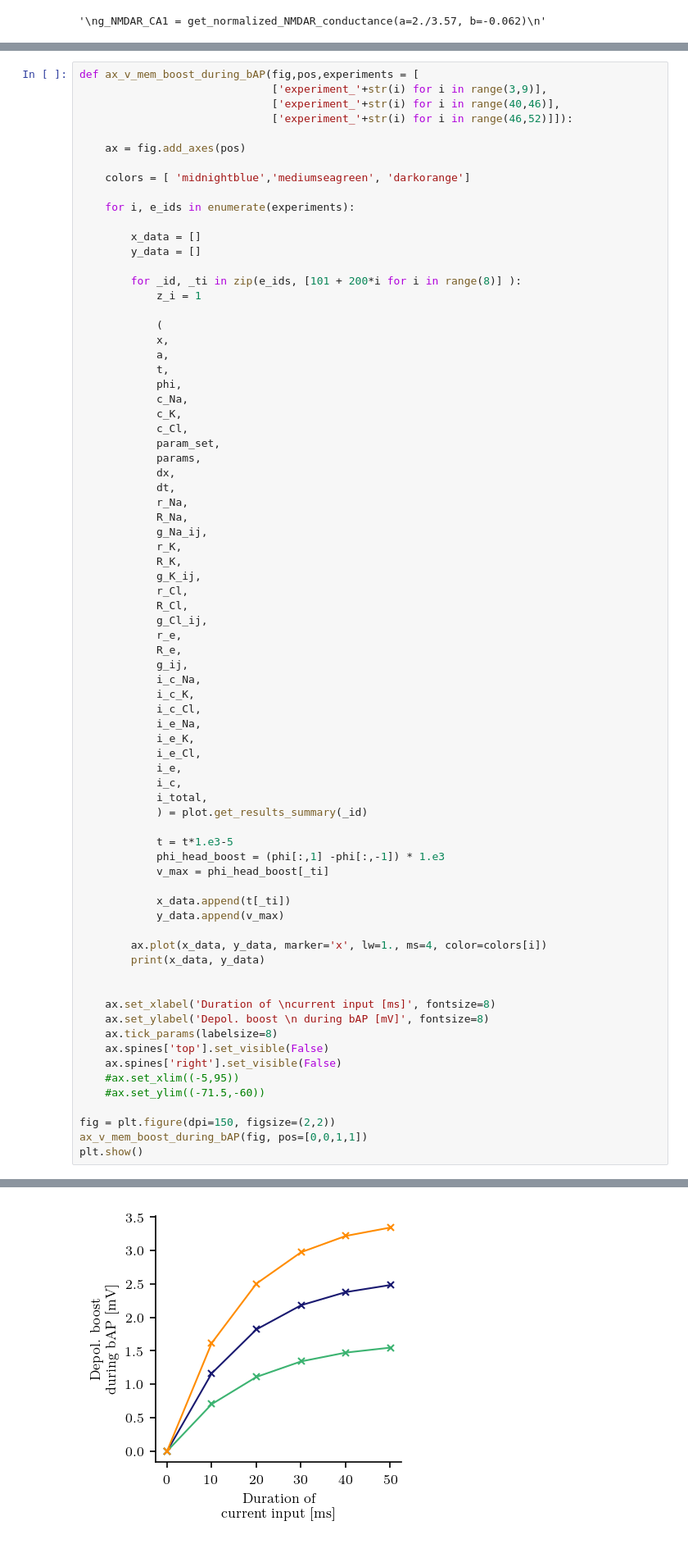
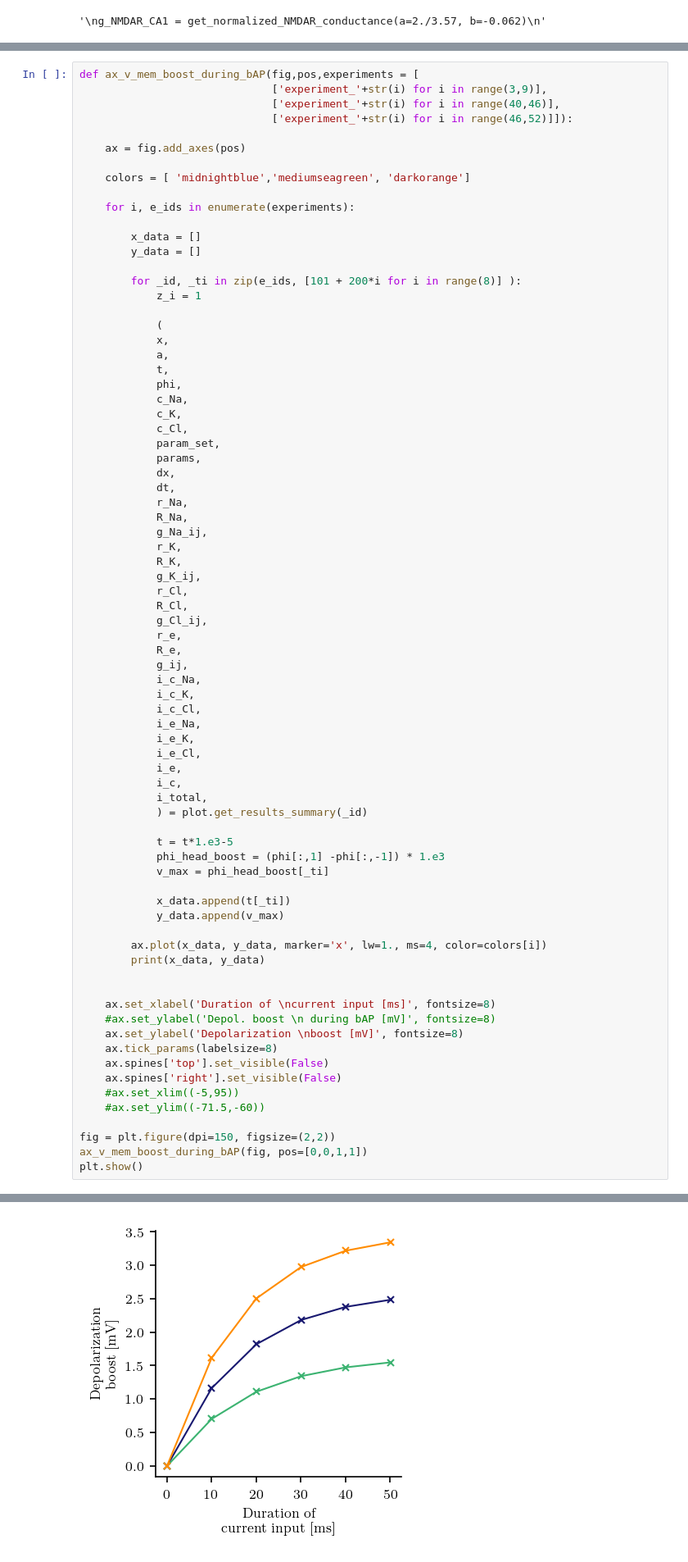
Before and after one commit to feblmu/Eberhardt2024Ion-concentration, a Jupyter notebook: notebooks/Figure04.ipynb, the cells around one changed output, grey strips where cells are left out. Shown: that part at 82% size. Cells and saved outputs as stored; diff of their text form.

```diff
--- a/notebooks/Figure04.ipynb
+++ b/notebooks/Figure04.ipynb
@@ -258,35 +258,36 @@ def ax_v_mem_boost_during_bAP(fig,pos,experiments = [
             i_e,
             i_c,
             i_total,
             ) = plot.get_results_summary(_id)
 
             t = t*1.e3-5
             phi_head_boost = (phi[:,1] -phi[:,-1]) * 1.e3
             v_max = phi_head_boost[_ti]
 
             x_data.append(t[_ti])
             y_data.append(v_max)
 
         ax.plot(x_data, y_data, marker='x', lw=1., ms=4, color=colors[i])
         print(x_data, y_data)
 
 
     ax.set_xlabel('Duration of \ncurrent input [ms]', fontsize=8)
-    ax.set_ylabel('Depol. boost \n during bAP [mV]', fontsize=8)
+    #ax.set_ylabel('Depol. boost \n during bAP [mV]', fontsize=8)
+    ax.set_ylabel('Depolarization \nboost [mV]', fontsize=8)
     ax.tick_params(labelsize=8)
     ax.spines['top'].set_visible(False)
     ax.spines['right'].set_visible(False)
     #ax.set_xlim((-5,95))
     #ax.set_ylim((-71.5,-60))
 
 fig = plt.figure(dpi=150, figsize=(2,2))
 ax_v_mem_boost_during_bAP(fig, pos=[0,0,1,1])
 plt.show()
 # %% [output]
 [0.04999999999999982, 10.049999999999999, 20.05, 30.049999999999997, 40.05, 50.050000000000004] [-0.0008371706835680337, 1.163470806327116, 1.820223027710989, 2.1821448936482915, 2.3787688001407625, 2 ...
 [0.04999999999999982, 10.049999999999999, 20.05, 30.049999999999997, 40.05, 50.050000000000004] [-0.0008371706835680337, 0.7025354476695583, 1.1094008540723233, 1.3419461771125019, 1.473744208996014,  ...
 [0.04999999999999982, 10.049999999999999, 20.05, 30.049999999999997, 40.05, 50.050000000000004] [-0.0008371706835680337, 1.617359338325193, 2.5052540762917284, 2.9752863259128253, 3.2191704208408902,  ...
-[figure, old version]
+[figure, new version]
 # %%
 def ax_NMDA_peak_during_bAP(fig,pos,experiments = [
                               ['experiment_'+str(i) for i in range(3,9)],
```
Also changed, not shown: parts of 7 cells of this notebook, 10 other files.
